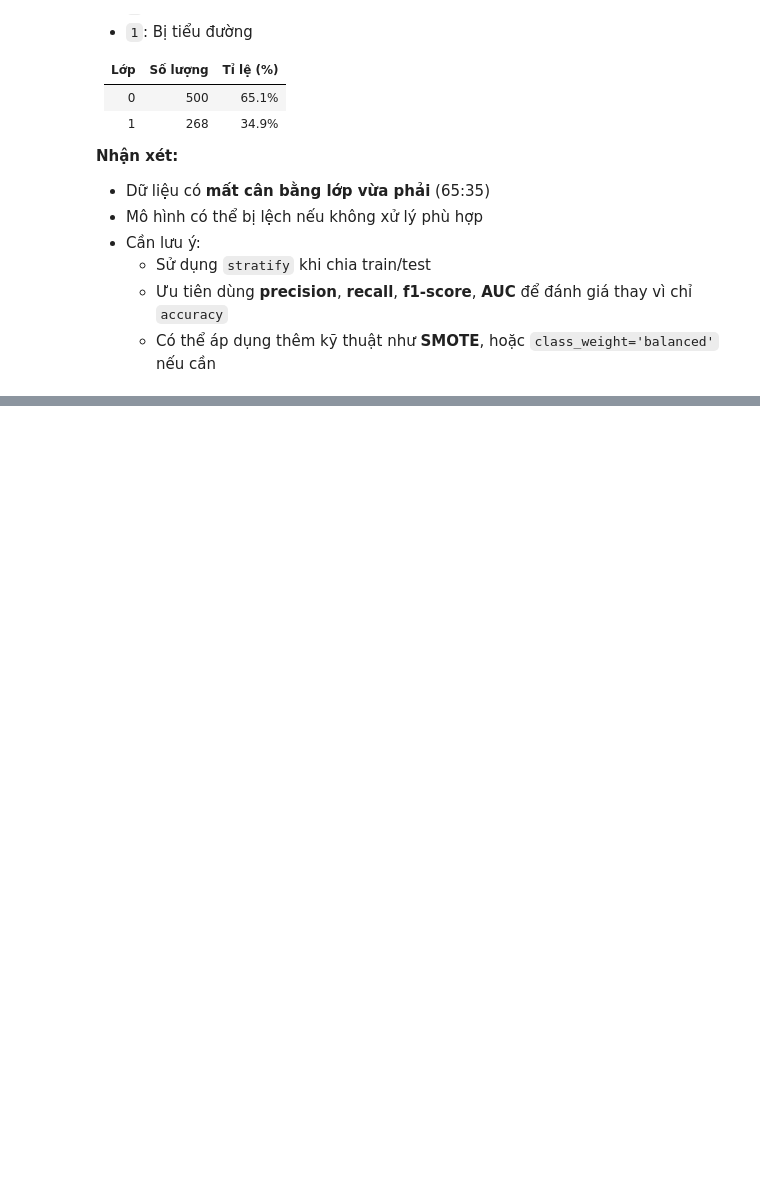
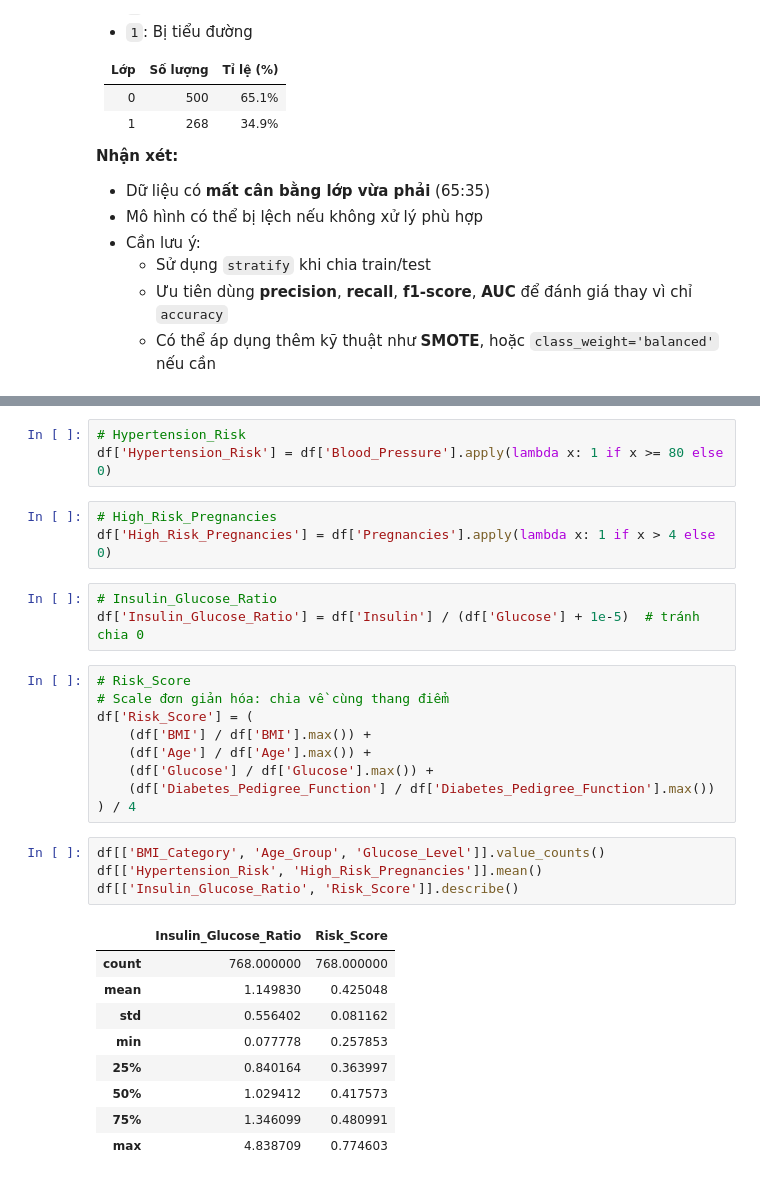
Before and after one commit to tranhoang2804/Capstone-Aptech, a Jupyter notebook: Capstone.ipynb, the cells around one changed output, grey strips where cells are left out. Cells and saved outputs as stored; diff of their text form; blank space fills up the shorter version.

```diff
--- a/Capstone.ipynb
+++ b/Capstone.ipynb
@@ -284,0 +465,32 @@ Biến `Outcome` là biến mục tiêu phân loại nhị phân:
+# %%
+# Hypertension_Risk
+df['Hypertension_Risk'] = df['Blood_Pressure'].apply(lambda x: 1 if x >= 80 else 0)
+# %%
+# High_Risk_Pregnancies
+df['High_Risk_Pregnancies'] = df['Pregnancies'].apply(lambda x: 1 if x > 4 else 0)
+# %%
+# Insulin_Glucose_Ratio
+df['Insulin_Glucose_Ratio'] = df['Insulin'] / (df['Glucose'] + 1e-5)  # tránh chia 0
+# %%
+# Risk_Score
+# Scale đơn giản hóa: chia về cùng thang điểm
+df['Risk_Score'] = (
+    (df['BMI'] / df['BMI'].max()) +
+    (df['Age'] / df['Age'].max()) +
+    (df['Glucose'] / df['Glucose'].max()) +
+    (df['Diabetes_Pedigree_Function'] / df['Diabetes_Pedigree_Function'].max())
+) / 4
+# %%
+df[['BMI_Category', 'Age_Group', 'Glucose_Level']].value_counts()
+df[['Hypertension_Risk', 'High_Risk_Pregnancies']].mean()
+df[['Insulin_Glucose_Ratio', 'Risk_Score']].describe()
+# %% [output]
+|  | Insulin_Glucose_Ratio | Risk_Score |
+| count | 768.000000 | 768.000000 |
+| mean | 1.149830 | 0.425048 |
+| std | 0.556402 | 0.081162 |
+| min | 0.077778 | 0.257853 |
+| 25% | 0.840164 | 0.363997 |
+| 50% | 1.029412 | 0.417573 |
+| 75% | 1.346099 | 0.480991 |
+| max | 4.838709 | 0.774603 |
```
Also changed, not shown: parts of 24 cells of this notebook.
